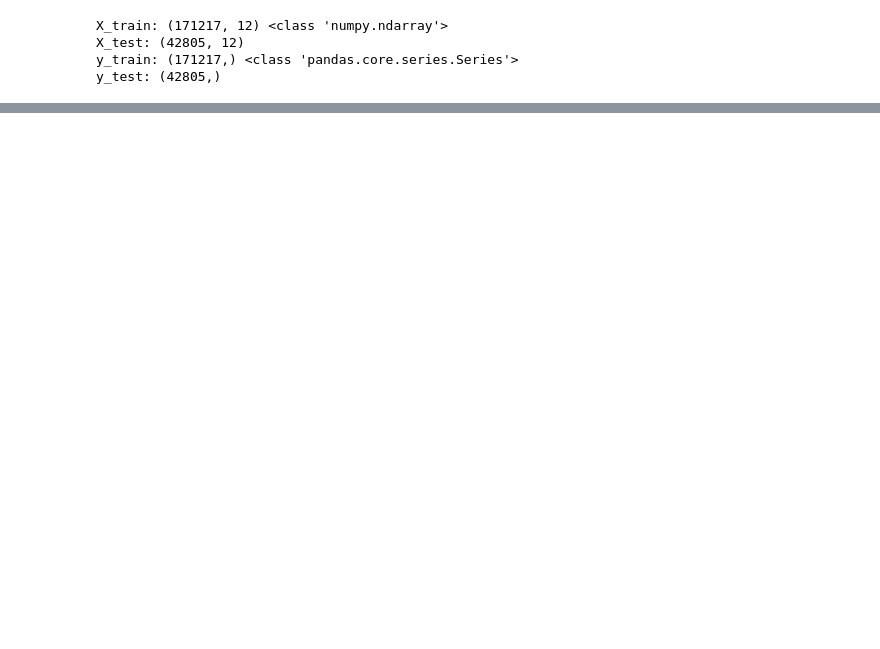
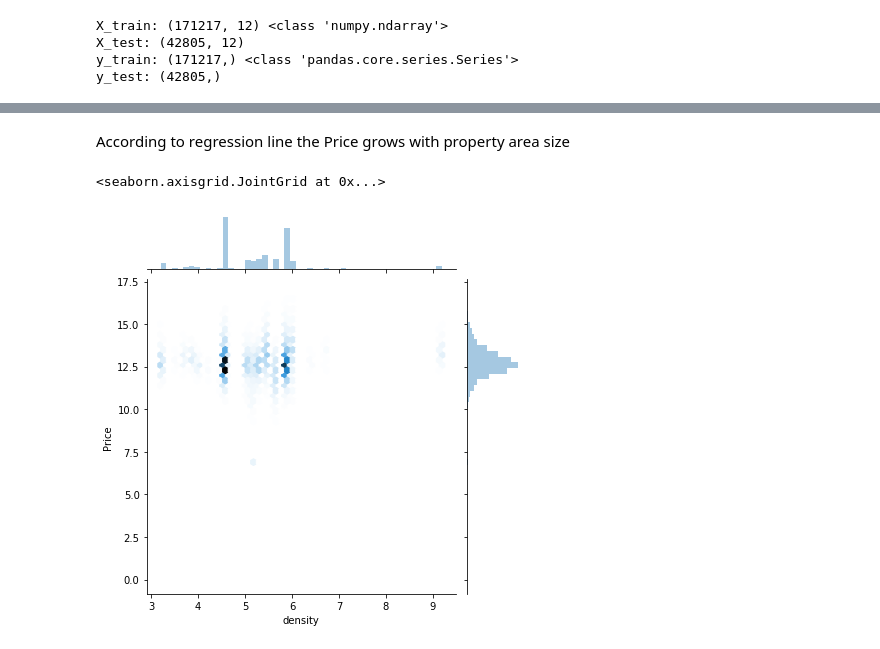
Before and after one commit to Ariellash/Final-DS, a Jupyter notebook: FeaturePreparation.ipynb, the cells around one changed output, grey strips where cells are left out. Cells and saved outputs as stored; diff of their text form; code cells hidden in the pictures; blank space fills up the shorter version.

```diff
--- a/FeaturePreparation.ipynb
+++ b/FeaturePreparation.ipynb
@@ -220,0 +269,7 @@ with open('test_example.json', 'w') as json_file:
+# %% [markdown]
+According to regression line the Price grows with property area size
+# %%
+sns.jointplot(x = 'density', y = 'Price', data = data, kind = 'hex')
+# %% [output]
+<seaborn.axisgrid.JointGrid at 0x...>
+[figure, added]
```
Also changed, not shown: parts of 31 cells of this notebook.
